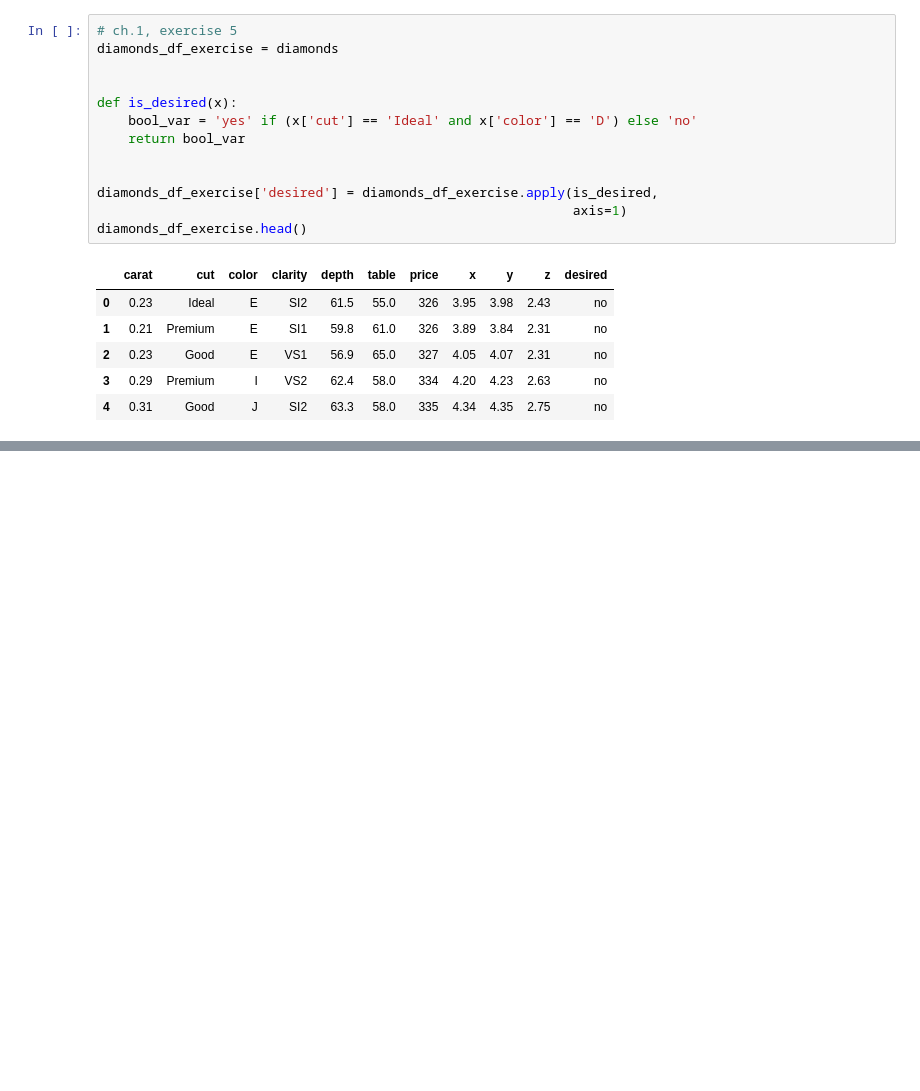
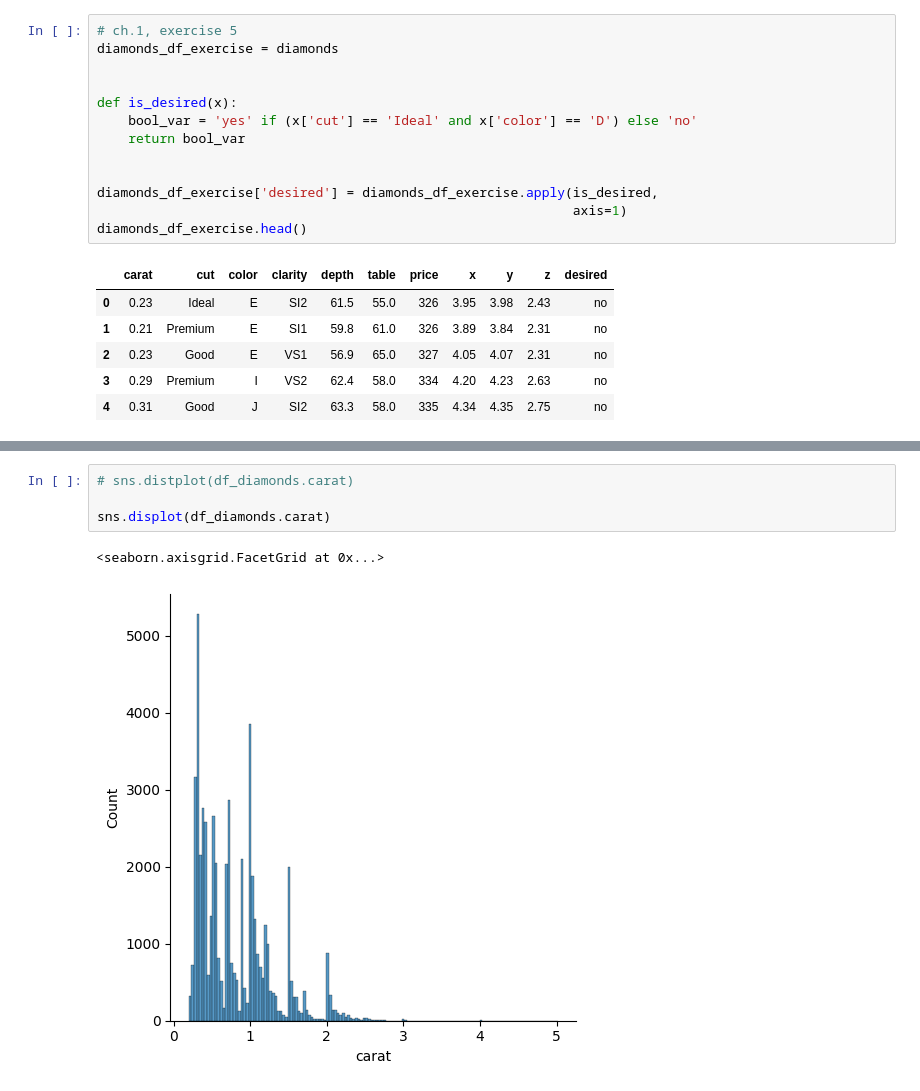
Before and after one commit to eo1989/mkt_stats_notes, a Jupyter notebook: interactive_data_viz.ipynb, the cells around one changed output, grey strips where cells are left out. Drawn from its saved outputs; the diff is of its cells as text; blank space fills up the shorter version.

```diff
--- a/interactive_data_viz.ipynb
+++ b/interactive_data_viz.ipynb
@@ -204,0 +259,7 @@ diamonds_df['price_per_carat'] = diamonds_df['price'] / diamonds_df['carat']
+# %%
+# sns.distplot(df_diamonds.carat)
+
+sns.displot(df_diamonds.carat)
+# %% [output]
+<seaborn.axisgrid.FacetGrid at 0x...>
+[figure, added]
```
Also changed, not shown: parts of 37 cells of this notebook, 1 other file.
